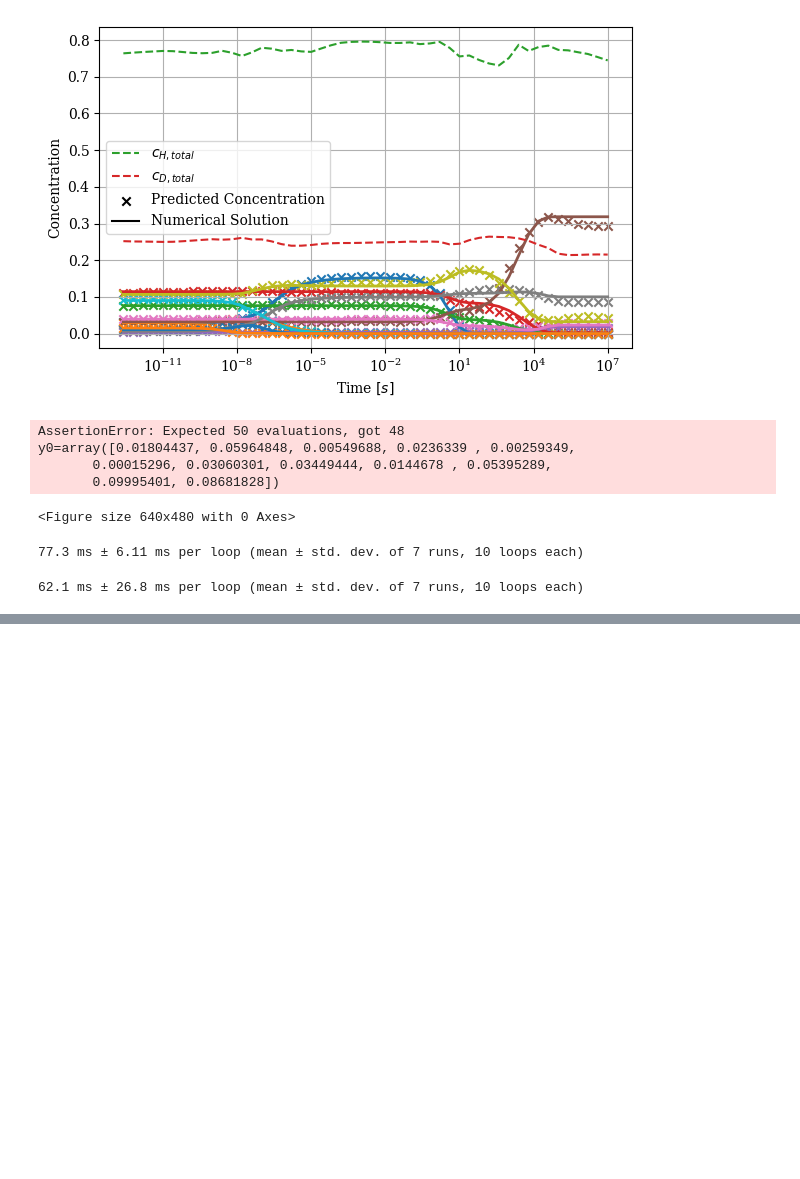
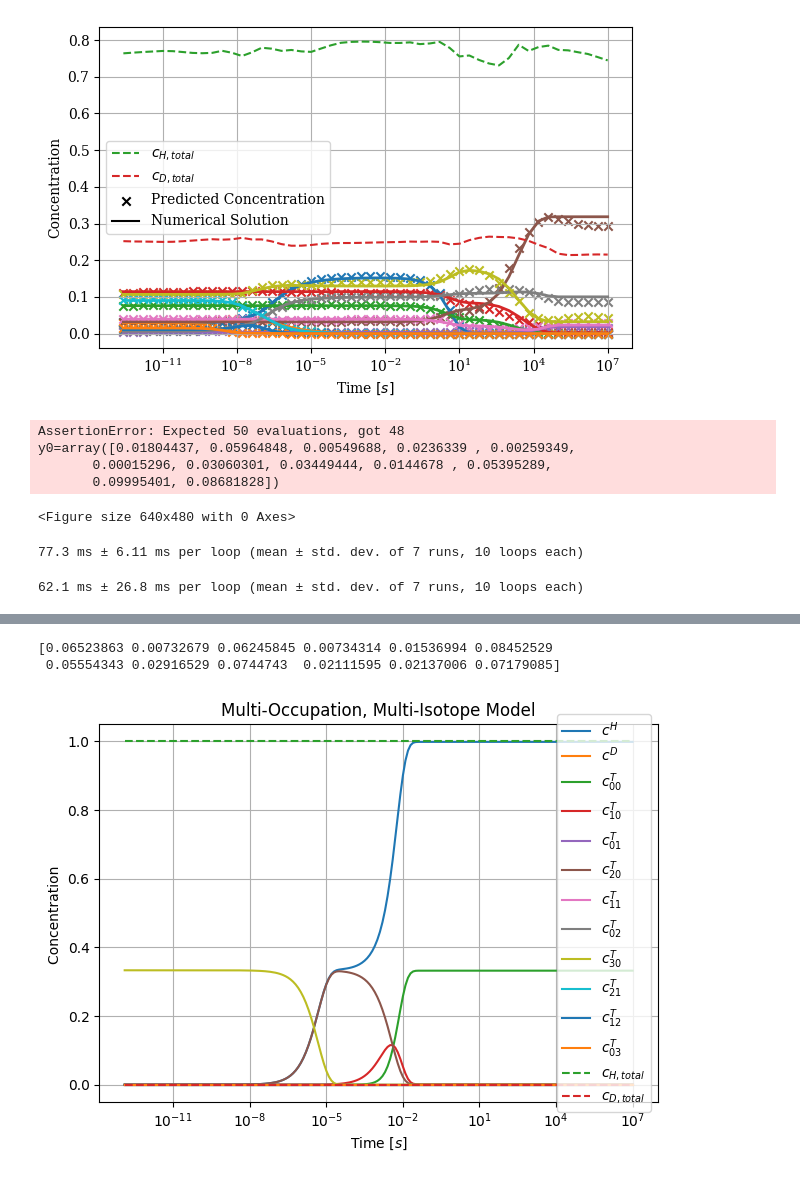
Before and after one commit to Davidxdydz/TrapDiffusion, a Jupyter notebook: Training.ipynb, the cells around one changed output, grey strips where cells are left out. Saved outputs shown, nothing was run; the diff lists cells and outputs as text; code cells hidden in the pictures; blank space fills up the shorter version.

```diff
--- a/Training.ipynb
+++ b/Training.ipynb
@@ -249,0 +466,16 @@ momi = MultiOccupationMultiIsotope(
+# %%
+mr = MultiOccupationMultiIsotope(normalized_rs=val_x[0][-9:])
+# initial_values = val_x[0][1:-9]
+# print(initial_values)
+initial_values = val_x[0][1:-9].copy()
+print(initial_values)
+initial_values = np.zeros((12,))
+initial_values[0] = 0
+initial_values[1] = 0
+# initial_values[-1] = 0.3
+initial_values[-4] = 1 / 3
+mr.plot(initial_values=initial_values)
+# %% [output]
+[0.06523863 0.00732679 0.06245845 0.00734314 0.01536994 0.08452529
+ 0.05554343 0.02916529 0.0744743  0.02111595 0.02137006 0.07179085]
+[figure, added]
```
Also changed, not shown: parts of 11 cells of this notebook, 13 other files.
